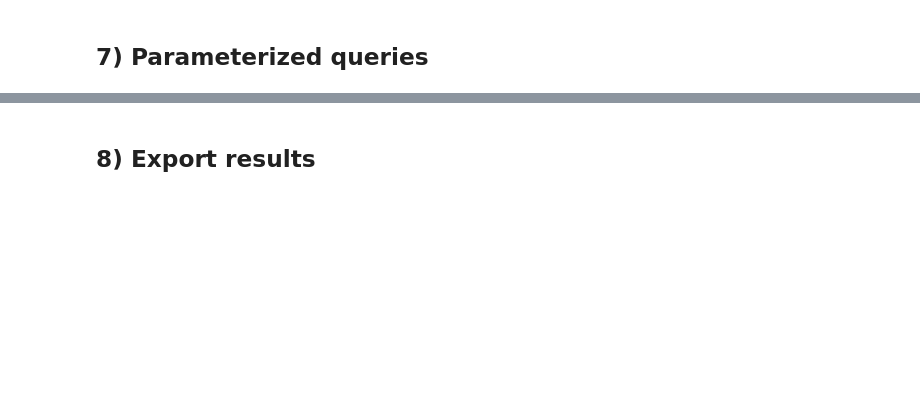
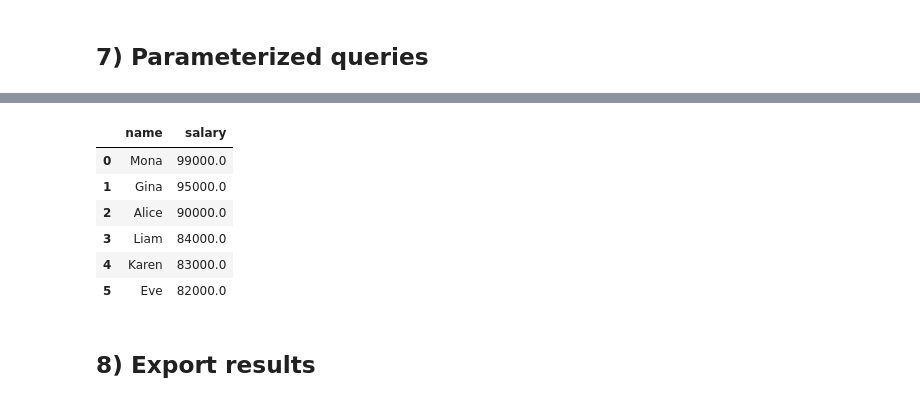
Before and after one commit to DATA304-S26/lectures, a Jupyter notebook: Module06/S1_SQL.ipynb, the cells around one changed output, grey strips where cells are left out. Cells and saved outputs as stored; diff of their text form; code cells hidden in the pictures; blank space fills up the shorter version.

```diff
--- a/Module06/S1_SQL.ipynb
+++ b/Module06/S1_SQL.ipynb
@@ -126,8 +228,16 @@ pd.read_sql(sql, conn, params=(min_salary,))
 # %%
 min_salary = 80000
 max_salary = 100000
 sql = 'SELECT name, salary FROM employees WHERE salary >= ? AND salary < ? ORDER BY salary DESC;'
-pd.read_sql(sql, conn, params=(min_salary, max_salary,))
+pd.read_sql(sql, conn, params=(min_salary, max_salary))
+# %% [output]
+|  | name | salary |
+| 0 | Mona | 99000.0 |
+| 1 | Gina | 95000.0 |
+| 2 | Alice | 90000.0 |
+| 3 | Liam | 84000.0 |
+| 4 | Karen | 83000.0 |
+| 5 | Eve | 82000.0 |
 # %% [markdown]
 ## 8) Export results
 # %%
```
Also changed, not shown: parts of 12 cells of this notebook.
